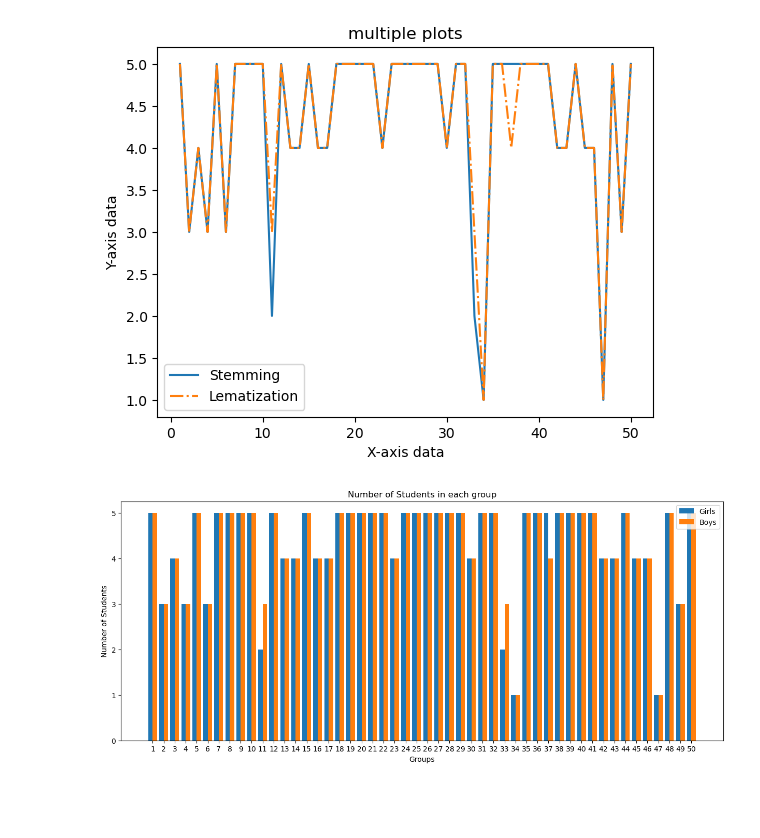
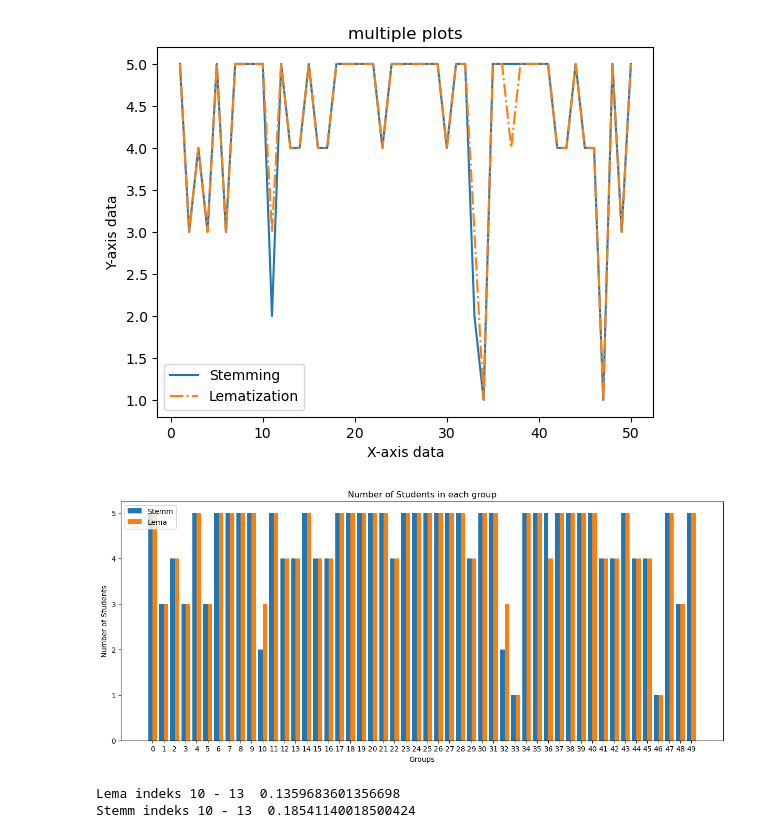
Before and after one commit to MeltingSnow21/Comparision-of-Lematization-and-Stemming-in-Bahasa-for-Film-Recommndation-System--Based-By-Content, a Jupyter notebook: TubesNLP(withPre-P).ipynb, the cells around one changed output. Saved outputs shown, nothing was run; the diff lists cells and outputs as text; code cells hidden in the pictures; blank space fills up the shorter version.

```diff
--- a/TubesNLP(withPre-P).ipynb
+++ b/TubesNLP(withPre-P).ipynb
@@ -340,25 +364,31 @@ plt.show()
 # %%
 import numpy as np
 import matplotlib.pyplot as plt
 
 from matplotlib.pyplot import figure
 
 figure(figsize=(15, 6), dpi=100)
 
-X = range(1, 51)
+X = range(0, 50)
 Ygirls = y1
 Zboys = y2
 
 X_axis = np.arange(len(X))
 
-plt.bar(X_axis - 0.2, Ygirls, 0.4, label = 'Girls')
-plt.bar(X_axis + 0.2, Zboys, 0.4, label = 'Boys')
+plt.bar(X_axis - 0.2, Ygirls, 0.4, label = 'Stemm')
+plt.bar(X_axis + 0.2, Zboys, 0.4, label = 'Lema')
 
 plt.xticks(X_axis, X)
 plt.xlabel("Groups")
 plt.ylabel("Number of Students")
 plt.title("Number of Students in each group")
 plt.legend()
 plt.show()
 # %% [output]
-[figure, old version]
+[figure, new version]
+# %%
+print( "Lema indeks 10 - 13 " , cosine_sim2[10][13])
+print( "Stemm indeks 10 - 13 " , cosine_sim[10][13])
+# %% [output]
+Lema indeks 10 - 13  0.1359683601356698
+Stemm indeks 10 - 13  0.18541140018500424
```
Also changed, not shown: parts of 8 cells of this notebook, 9 other files.
